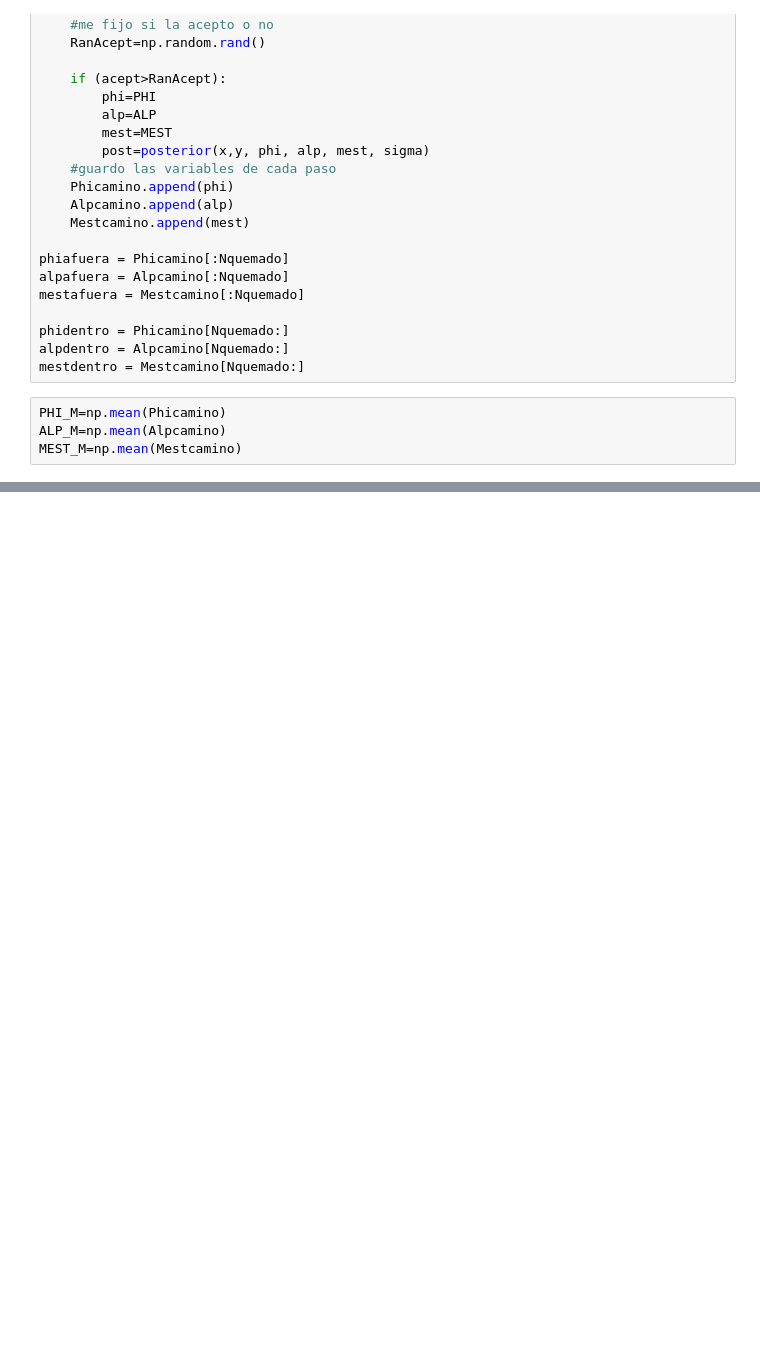
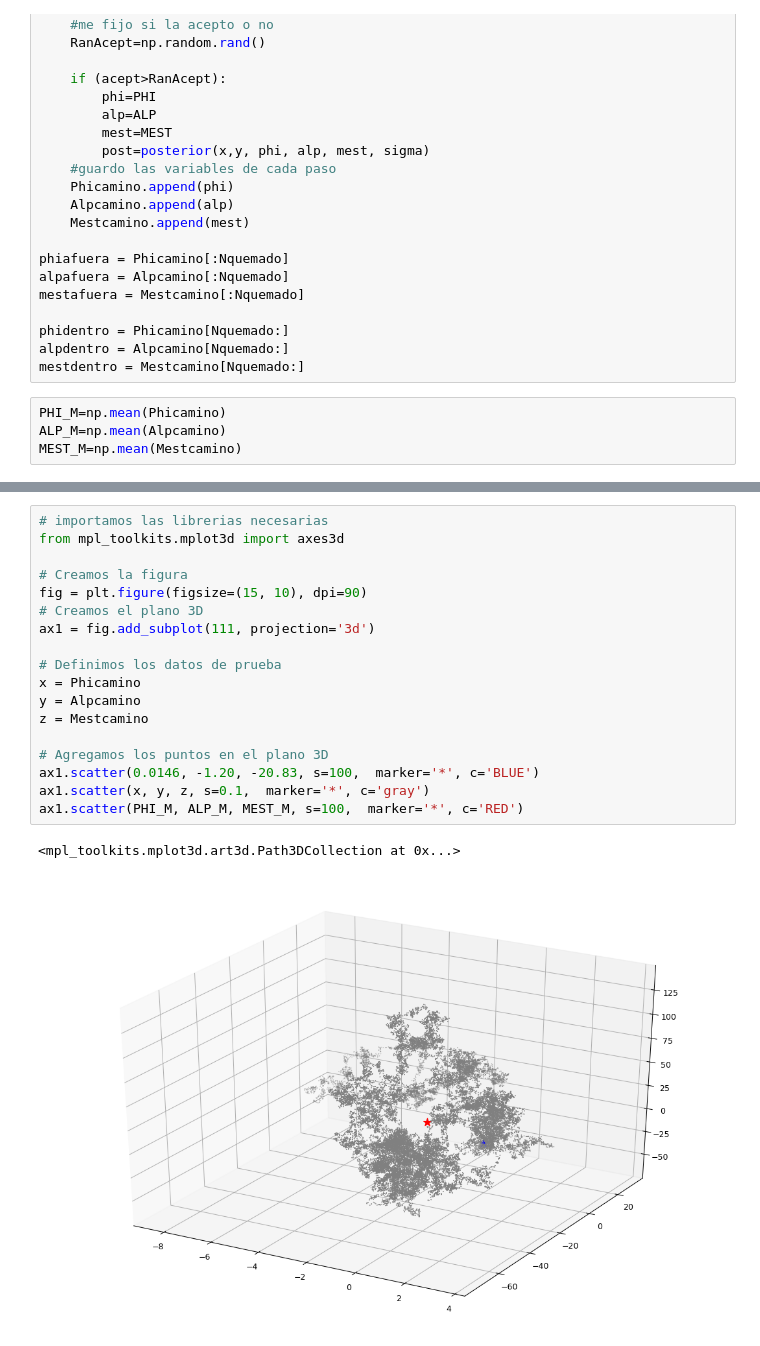
Before and after one commit to patricio-c/guia-4, a Jupyter notebook: Guia4.ipynb, the cells around one changed output, grey strips where cells are left out. Drawn from its saved outputs; the diff is of its cells as text; blank space fills up the shorter version.

```diff
--- a/Guia4.ipynb
+++ b/Guia4.ipynb
@@ -175,0 +200,21 @@ Text(0, 0.5, 'Mest')
+# %%
+# importamos las librerias necesarias
+from mpl_toolkits.mplot3d import axes3d
+
+# Creamos la figura
+fig = plt.figure(figsize=(15, 10), dpi=90)
+# Creamos el plano 3D
+ax1 = fig.add_subplot(111, projection='3d')
+
+# Definimos los datos de prueba
+x = Phicamino
+y = Alpcamino
+z = Mestcamino
+
+# Agregamos los puntos en el plano 3D
+ax1.scatter(0.0146, -1.20, -20.83, s=100,  marker='*', c='BLUE')
+ax1.scatter(x, y, z, s=0.1,  marker='*', c='gray')
+ax1.scatter(PHI_M, ALP_M, MEST_M, s=100,  marker='*', c='RED')
+# %% [output]
+<mpl_toolkits.mplot3d.art3d.Path3DCollection at 0x...>
+[figure, added]
```
Also changed, not shown: parts of 9 cells of this notebook.
